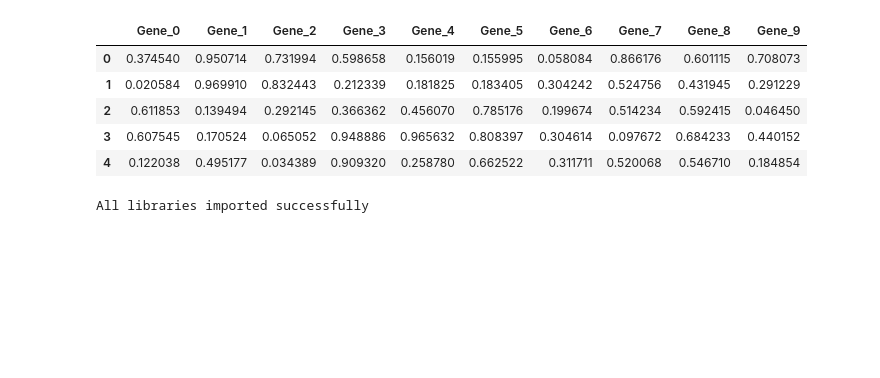
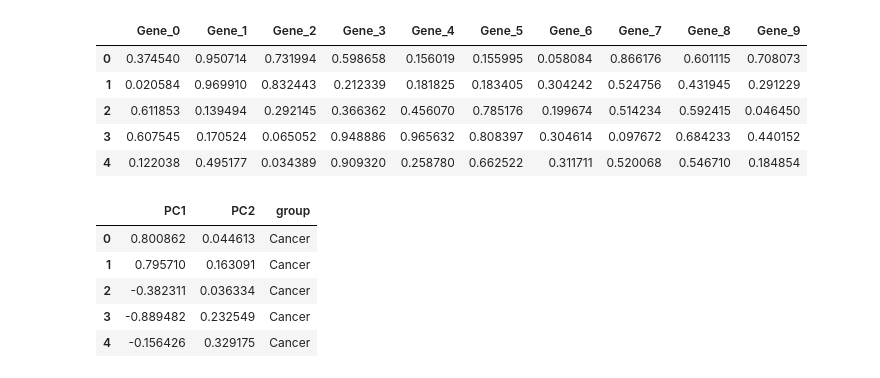
Before and after one commit to gowtham-bioinfo/Cancer-Gene-Expression-Explorer, a Jupyter notebook: Notebook/analysis.ipynb, the cells around one changed output. Cells and saved outputs as stored; diff of their text form; code cells hidden in the pictures; blank space fills up the shorter version.

```diff
--- a/Notebook/analysis.ipynb
+++ b/Notebook/analysis.ipynb
@@ -36,13 +24,3 @@ data.head()
 | 2 | 0.611853 | 0.139494 | 0.292145 | 0.366362 | 0.456070 | 0.785176 | 0.199674 | 0.514234 | 0.592415 | 0.046450 |
 | 3 | 0.607545 | 0.170524 | 0.065052 | 0.948886 | 0.965632 | 0.808397 | 0.304614 | 0.097672 | 0.684233 | 0.440152 |
 | 4 | 0.122038 | 0.495177 | 0.034389 | 0.909320 | 0.258780 | 0.662522 | 0.311711 | 0.520068 | 0.546710 | 0.184854 |
-# %%
-import pandas as pd
-import numpy as np
-import matplotlib.pyplot as plt
-import seaborn as sns
-from sklearn.decomposition import PCA
-
-print("All libraries imported successfully")
-# %% [output]
-All libraries imported successfully
@@ -48,0 +32,15 @@ All libraries imported successfully
+# %%
+pca = PCA(n_components=2)
+components = pca.fit_transform(X)
+
+pca_df = pd.DataFrame(components, columns=["PC1", "PC2"])
+pca_df["group"] = y
+
+pca_df.head()
+# %% [output]
+|  | PC1 | PC2 | group |
+| 0 | 0.800862 | 0.044613 | Cancer |
+| 1 | 0.795710 | 0.163091 | Cancer |
+| 2 | -0.382311 | 0.036334 | Cancer |
+| 3 | -0.889482 | 0.232549 | Cancer |
+| 4 | -0.156426 | 0.329175 | Cancer |
```
Also changed, not shown: parts of 4 cells of this notebook, 1 other file.
